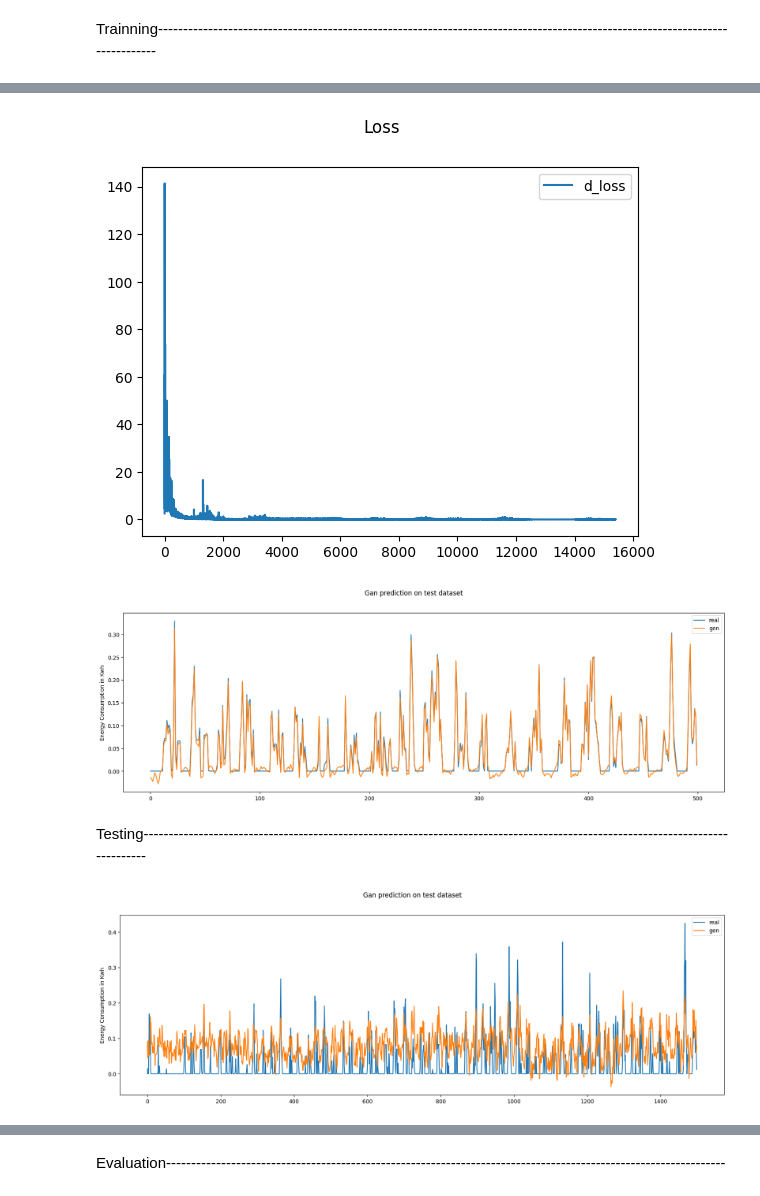
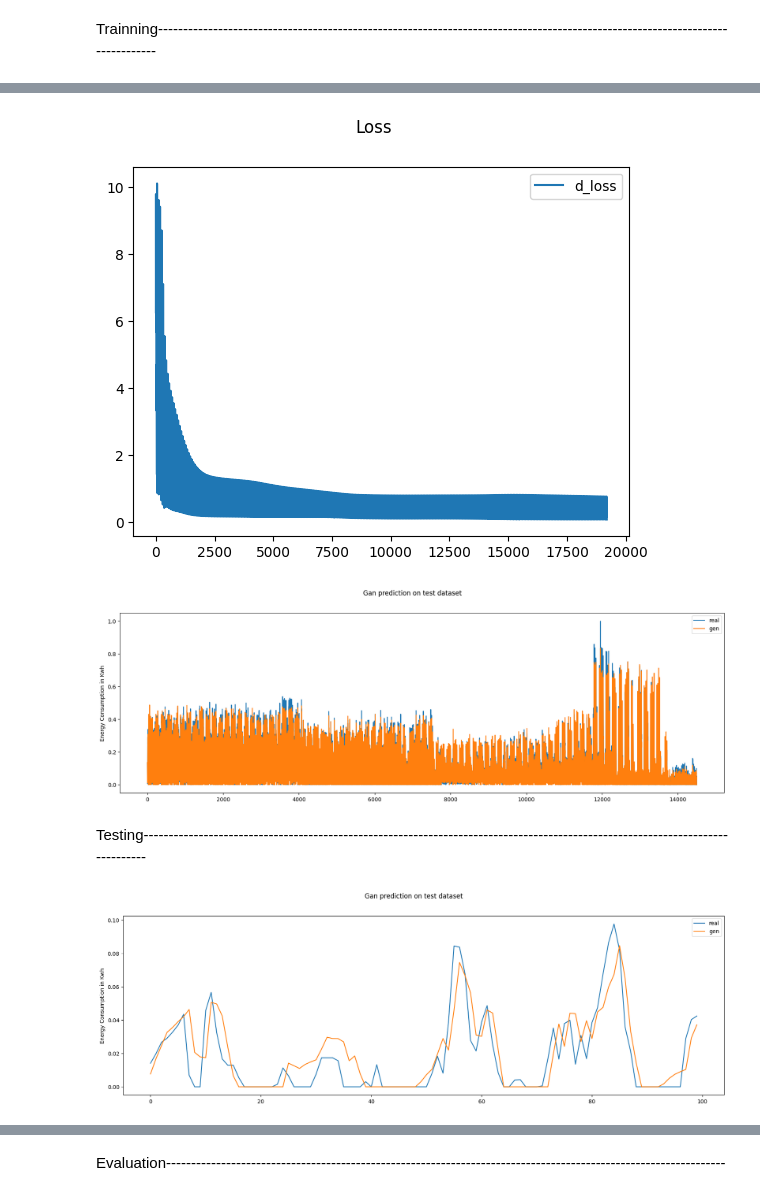
Before and after one commit to fffahim/ResiDualNet, a Jupyter notebook: Data-imputation/Forecasting/main.ipynb, the cells around one changed output, grey strips where cells are left out. Saved outputs shown, nothing was run; the diff lists cells and outputs as text; code cells hidden in the pictures.

```diff
--- a/Data-imputation/Forecasting/main.ipynb
+++ b/Data-imputation/Forecasting/main.ipynb
@@ -30,14 +32,14 @@ device = "cuda" if torch.cuda.is_available() else "cpu"
 #df = pd.read_csv(processed_data_csv)
 #df.drop(columns=['Start', 'Year', 'Day of week', 'Week Day', 'Month', 'Day of month'], inplace=True)
 #df1 = pd.read_csv(processed_data_csv)
-# data1 = pd.read_csv("Data/Processed/acn_data_with_zero.csv")
-# data2 = pd.read_csv("Data/Processed/palo_alto_data_with_zero.csv")
-df = pd.read_csv("../Data/Processed/boulder_data_with_zero.csv")
-# data3 = data1.loc[(data1['Start'] >= '2019-01-01 00:00:00') & (data1['Start'] <= '2019-12-31 23:00:00')]
-# data2 = data2.loc[(data2['Start'] >= '2017-01-01 00:00:00') & (data2['Start'] <= '2018-01-01 23:00:00')]
-# data1 = data3.loc[(data3['Start'] >= '2018-01-02 00:00:00') & (data3['Start'] <= '2018-12-31 23:00:00')]
-# df = pd.concat([data2, data3, data1], axis=0).reset_index(drop=True)
-df['Sum'] = df.groupby(pd.to_datetime(df['Start']).dt.date)['Energy'].cumsum()
+data1 = pd.read_csv("../Data/Processed/acn_data_with_zero.csv")
+data2 = pd.read_csv("../Data/Processed/palo_alto_data_with_zero.csv")
+data3 = pd.read_csv("../Data/Processed/boulder_data_with_zero.csv")
+data3 = data3.loc[(data3['Start'] >= '2019-01-01 00:00:00') & (data3['Start'] <= '2019-12-31 23:00:00')]
+data2 = data2.loc[(data2['Start'] >= '2017-01-01 00:00:00') & (data2['Start'] <= '2018-01-01 23:00:00')]
+data1 = data1.loc[(data1['Start'] >= '2018-01-02 00:00:00') & (data1['Start'] <= '2018-12-31 23:00:00')]
+df = pd.concat([data2, data1, data3], axis=0).reset_index(drop=True)
+#df['Sum'] = df.groupby(pd.to_datetime(df['Start']).dt.date)['Energy'].cumsum()
 df['Hour'] = pd.to_datetime(df['Start']).dt.hour
 df.drop(columns=['Start'], inplace=True)
 #df.drop(columns=['Start', 'Year', 'Day of week', 'Week Day', 'Month', 'Day of month'], inplace=True)
@@ -45,7 +47,7 @@ input_size = df.shape[1]
 # %%
 scaler = MinMaxScaler(feature_range=(0,1))
 df = scaler.fit_transform(df)
-df = pd.DataFrame(df, columns=['Day of week', 'Energy', 'Week Day', 'Year', 'Month', 'Day of month', 'Sum', 'Hour'])
+df = pd.DataFrame(df, columns=['Day of week', 'Energy', 'Week Day', 'Year', 'Month', 'Day of month', 'Hour'])
 #df = pd.DataFrame(df, columns=['Energy'])
 # %%
 data_train, data_test, ground_truth_train, ground_truth_test = get_train_test_dataset_forecasting(df, train_ratio)
@@ -60,11 +62,11 @@ ground_truth_train = torch.from_numpy(ground_truth_train).float().to(device)
 # %% [markdown]
 Trainning------------------------------------------------------------------------------------------------------------------------------
 # %%
-hidden_size = 16
+hidden_size = 6
 model = Mogrifier_LSTM(input_size, hidden_size, 1, batch_size).to(device)
 #model = Seq2SeqAttention(input_size, hidden_size, input_size).to(device)
 optimizer = torch.optim.Adam(model.parameters(), lr = learning_rate, weight_decay = 0.0001)
-loss_function_seq2seq = nn.MSELoss()
+loss_function_mogrifier = nn.MSELoss()
 # %%
-real_dataset, gen_dataset, errors_generator = train_mogrifier_lstm(model, optimizer, loss_function_seq2seq, data_train, ground_truth_train, step_per_epoch)
+real_dataset_mogrifier, gen_dataset_mogrifier, errors_generator_mogrifier = train_mogrifier_lstm(model, optimizer, loss_function_mogrifier, data_train, ground_truth_train, step_per_epoch)
 # %% [output]
@@ -88,15 +90,15 @@ Epoch: 199 Loss G.: 0.03948204591870308
 # %%
 mlt.suptitle('Loss')
-mlt.plot(errors_generator, label='d_loss')
+mlt.plot(errors_generator_mogrifier, label='d_loss')
 mlt.legend()
 #mlt.savefig('foo1.png')
 mlt.show()
 # %% [output]
-[figure, old version]
+[figure, new version]
 # %%
-plot_full_dataset(real_dataset[:].detach().cpu().numpy(), gen_dataset[:].detach().cpu().numpy(), 500, 1000, 'Results/test1.png', 0)
+plot_full_dataset(real_dataset_mogrifier[:].detach().cpu().numpy(), gen_dataset_mogrifier[:].detach().cpu().numpy(), 1000, 15500, 'Results/test1.png', 0)
 # %% [output]
-[figure, old version]
+[figure, new version]
 # %% [markdown]
 Testing-------------------------------------------------------------------------------------------------------------------------------
 # %%
@@ -131,7 +133,7 @@ real_data, predicted_data, loss = test_model(model, data_test, ground_truth_test
 # %%
-plot_full_dataset(real_data.detach().cpu().numpy(), predicted_data.detach().cpu().numpy(), 000, 1500, 'Results/test3.png', 0)
+plot_full_dataset(real_dataset_test_mogrifier.detach().cpu().numpy(), predicted_dataset_mogrifier.detach().cpu().numpy(), 000, 100, 'Results/test3.png', 0)
 # %% [output]
-[figure, old version]
+[figure, new version]
 # %%
 mlt.suptitle('Loss')
 #mlt.plot(errors_generator, label='train_loss')
```
Also changed, not shown: parts of 37 cells of this notebook, 1 other file.
